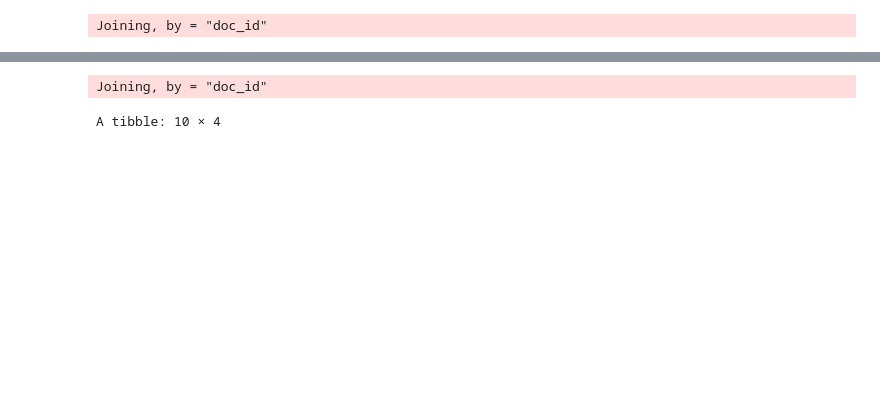
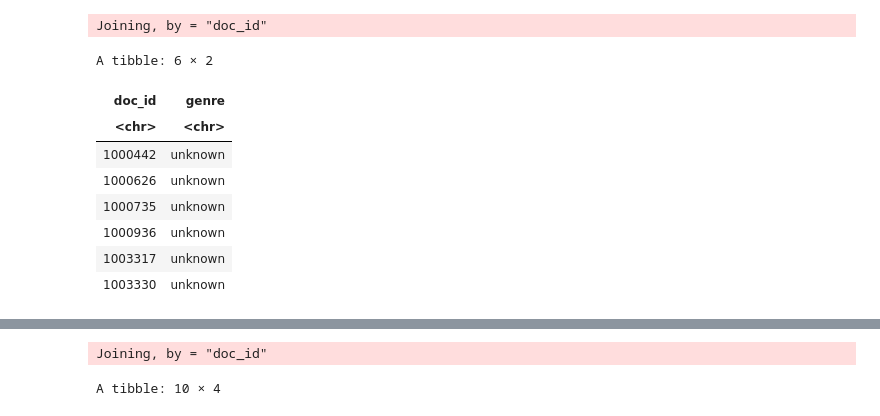
Before and after one commit to ViralTexts/viral-texts-classification, a Jupyter notebook: RecipeClassification.ipynb, the cells around one changed output, grey strips where cells are left out. Cells and saved outputs as stored; diff of their text form; code cells hidden in the pictures; blank space fills up the shorter version.

```diff
--- a/RecipeClassification.ipynb
+++ b/RecipeClassification.ipynb
@@ -176,3 +236,15 @@ texts_joined <- tibble(doc_id = word_rownames) %>%
               select(doc_id, genre))
 # %% [output]
 Joining, by = "doc_id"
+# %%
+head(texts_joined)
+# %% [output]
+A tibble: 6 × 2
+| doc_id | genre |
+| <chr> | <chr> |
+| 1000442 | unknown |
+| 1000626 | unknown |
+| 1000735 | unknown |
+| 1000936 | unknown |
+| 1003317 | unknown |
+| 1003330 | unknown |
```
Also changed, not shown: parts of 32 cells of this notebook.
